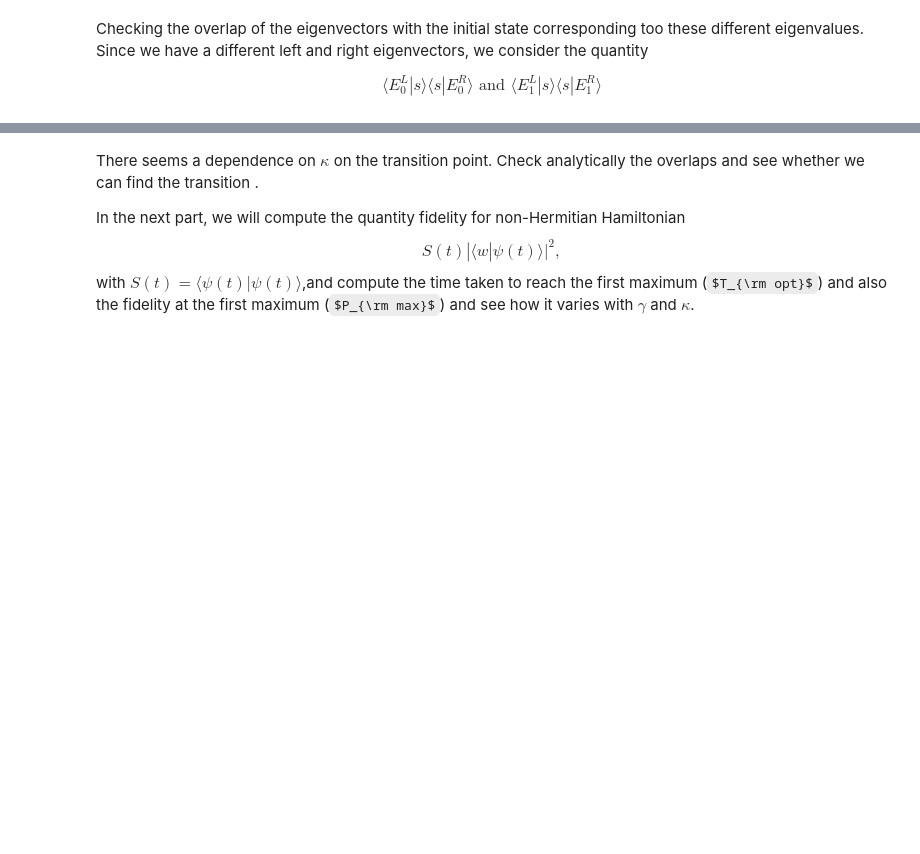
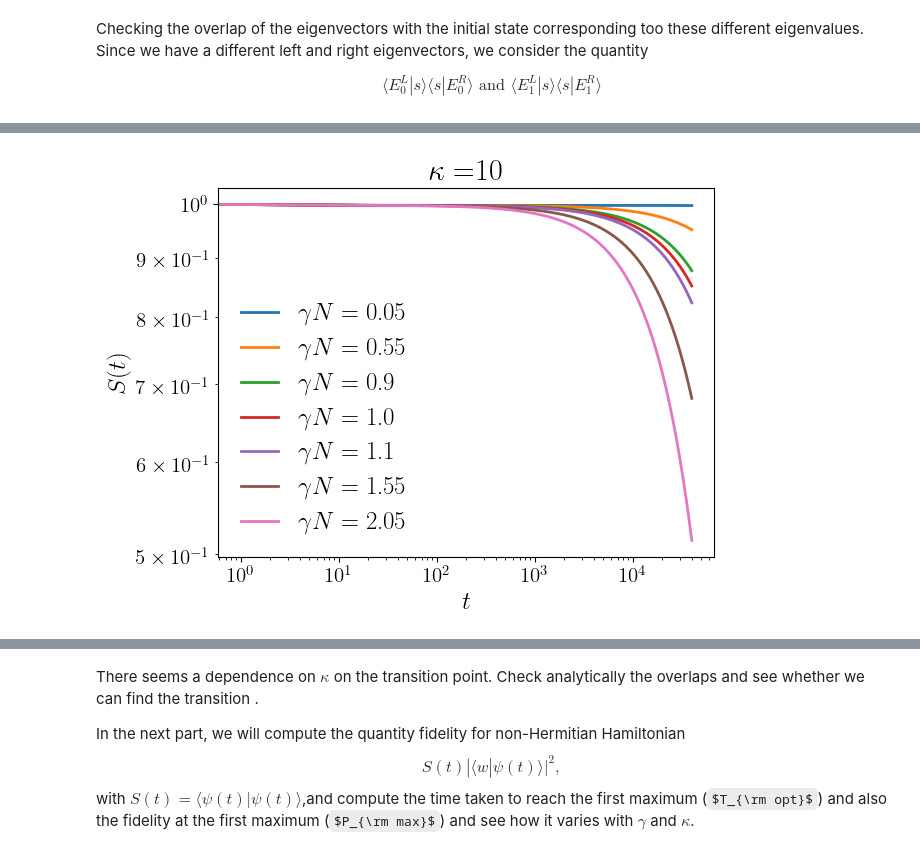
Before and after one commit to sayanr5834/non-Hermitian_QS, a Jupyter notebook: NH_quantum_walker.ipynb, the cells around one changed output, grey strips where cells are left out. Saved outputs shown, nothing was run; the diff lists cells and outputs as text; code cells hidden in the pictures; some formulas as TeX source; blank space fills up the shorter version.

```diff
--- a/NH_quantum_walker.ipynb
+++ b/NH_quantum_walker.ipynb
@@ -295,0 +347,19 @@ plt.show()
+# %%
+plt.plot(np.arange(m),s_prob4_[0],label =f'$\\gamma N =$ {gamma[0]*N}')
+plt.plot(np.arange(m),s_prob4_[10],label =f'$\\gamma N =$ {gamma[10]*N}')
+plt.plot(np.arange(m),s_prob4_[17],label =f'$\\gamma N =$ {np.round(gamma[17]*N,3)}')
+plt.plot(np.arange(m),s_prob4_[19],label =f'$\\gamma N =$ {gamma[19]*N}')
+plt.plot(np.arange(m),s_prob4_[21],label =f'$\\gamma N =$ {gamma[21]*N}')
+plt.plot(np.arange(m),s_prob4_[30],label =f'$\\gamma N =$ {gamma[30]*N}')
+plt.plot(np.arange(m),s_prob4_[40],label =f'$\\gamma N =$ {np.round(gamma[40]*N, 3)}')
+
+plt.title(f'$\\kappa = ${kappa[4]}')
+plt.loglog()
+
+plt.legend()
+plt.xlabel(r'$t$')
+plt.ylabel(r'$S(t)$')
+#plt.savefig('st_kappa10.pdf',bbox_inches = 'tight')
+plt.show()
+# %% [output]
+[figure, added]
```
Also changed, not shown: parts of 16 cells of this notebook.
